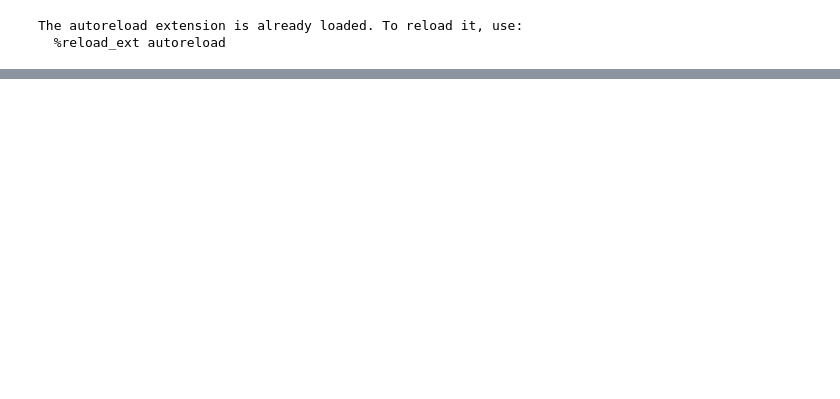
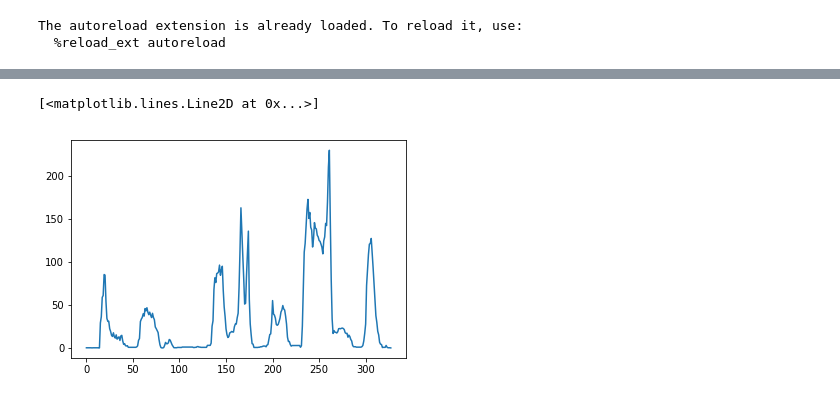
Before and after one commit to flembr/affect_recognition_hci, a Jupyter notebook: Overview.ipynb, the cells around one changed output, grey strips where cells are left out. Saved outputs shown, nothing was run; the diff lists cells and outputs as text; code cells hidden in the pictures; blank space fills up the shorter version.

```diff
--- a/Overview.ipynb
+++ b/Overview.ipynb
@@ -28,0 +76,5 @@ Recording('03a01Nc').df_tags
+# %%
+plt.plot(np.mean(librosa.core.piptrack(rec.raw_signal,hop_length=128)[0],axis=0))
+# %% [output]
+[<matplotlib.lines.Line2D at 0x...>]
+[figure, added]
```
Also changed, not shown: parts of 8 cells of this notebook, 5 other files.
